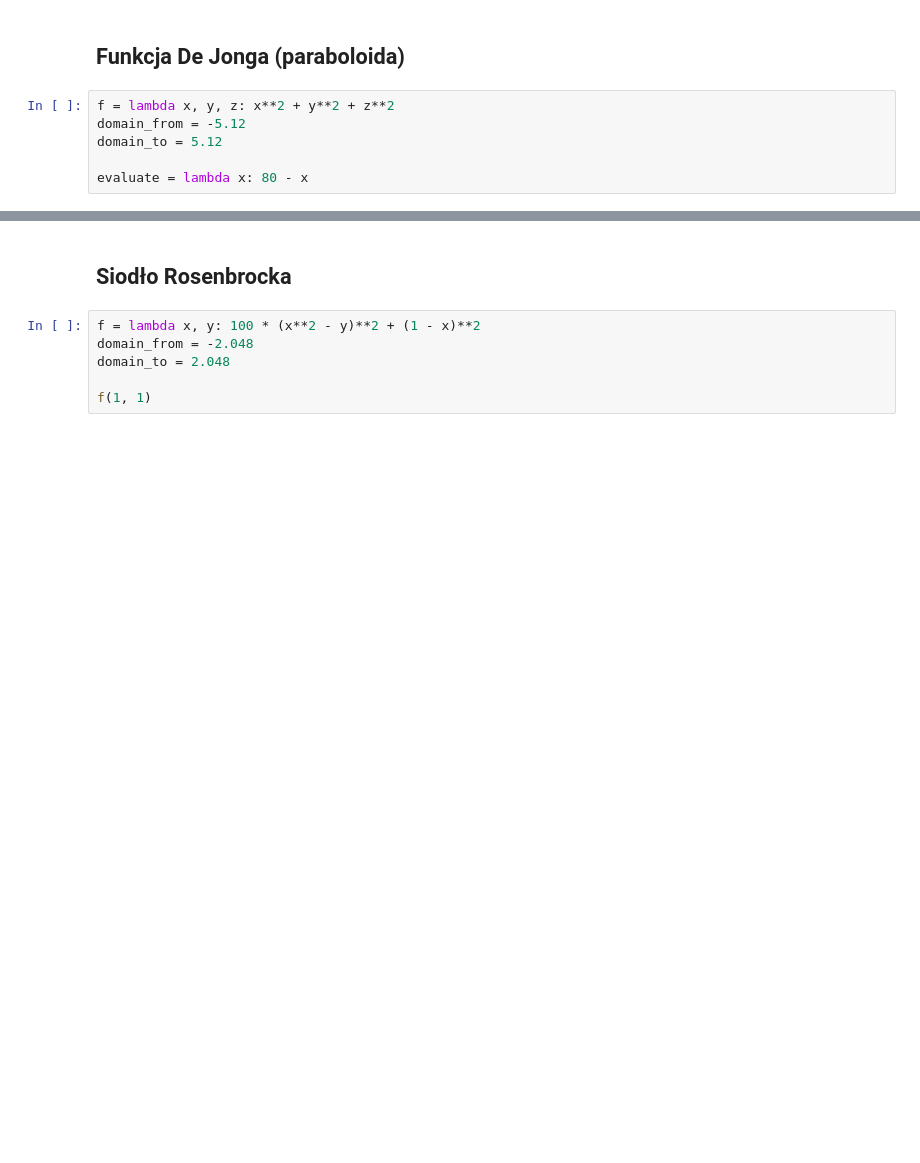
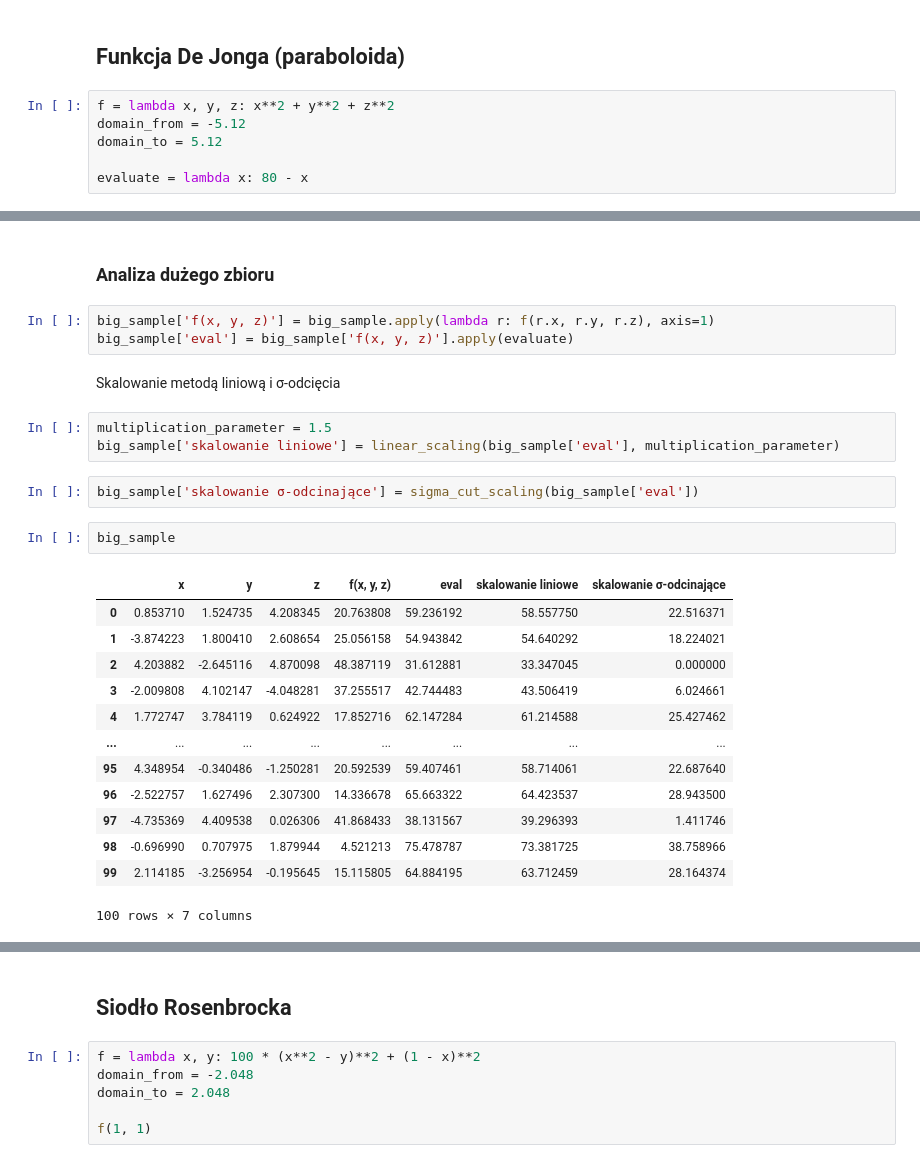
Before and after one commit to christopher-dabrowski/POSI-C2, a Jupyter notebook: Skalowanie.ipynb, the cells around one changed output, grey strips where cells are left out. Drawn from its saved outputs; the diff is of its cells as text; blank space fills up the shorter version.

```diff
--- a/Skalowanie.ipynb
+++ b/Skalowanie.ipynb
@@ -123,0 +183,28 @@ small_sample
+# %% [markdown]
+### Analiza dużego zbioru
+# %%
+big_sample['f(x, y, z)'] = big_sample.apply(lambda r: f(r.x, r.y, r.z), axis=1)
+big_sample['eval'] = big_sample['f(x, y, z)'].apply(evaluate)
+# %% [markdown]
+Skalowanie metodą liniową i σ-odcięcia
+# %%
+multiplication_parameter = 1.5
+big_sample['skalowanie liniowe'] = linear_scaling(big_sample['eval'], multiplication_parameter)
+# %%
+big_sample['skalowanie σ-odcinające'] = sigma_cut_scaling(big_sample['eval'])
+# %%
+big_sample
+# %% [output]
+|  | x | y | z | f(x, y, z) | eval | skalowanie liniowe | skalowanie σ-odcinające |
+| 0 | 0.853710 | 1.524735 | 4.208345 | 20.763808 | 59.236192 | 58.557750 | 22.516371 |
+| 1 | -3.874223 | 1.800410 | 2.608654 | 25.056158 | 54.943842 | 54.640292 | 18.224021 |
+| 2 | 4.203882 | -2.645116 | 4.870098 | 48.387119 | 31.612881 | 33.347045 | 0.000000 |
+| 3 | -2.009808 | 4.102147 | -4.048281 | 37.255517 | 42.744483 | 43.506419 | 6.024661 |
+| 4 | 1.772747 | 3.784119 | 0.624922 | 17.852716 | 62.147284 | 61.214588 | 25.427462 |
+| ... | ... | ... | ... | ... | ... | ... | ... |
+| 95 | 4.348954 | -0.340486 | -1.250281 | 20.592539 | 59.407461 | 58.714061 | 22.687640 |
+| 96 | -2.522757 | 1.627496 | 2.307300 | 14.336678 | 65.663322 | 64.423537 | 28.943500 |
+| 97 | -4.735369 | 4.409538 | 0.026306 | 41.868433 | 38.131567 | 39.296393 | 1.411746 |
+| 98 | -0.696990 | 0.707975 | 1.879944 | 4.521213 | 75.478787 | 73.381725 | 38.758966 |
+| 99 | 2.114185 | -3.256954 | -0.195645 | 15.115805 | 64.884195 | 63.712459 | 28.164374 |
+100 rows × 7 columns
```
Also changed, not shown: parts of 29 cells of this notebook, 6 other files.
